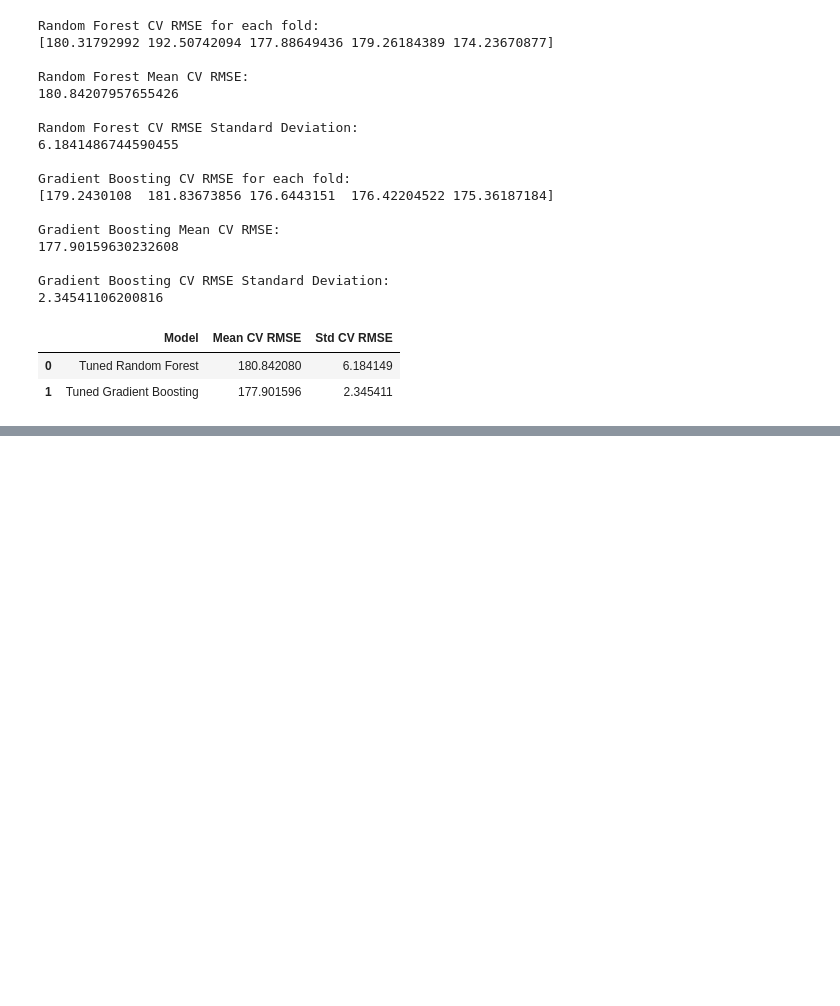
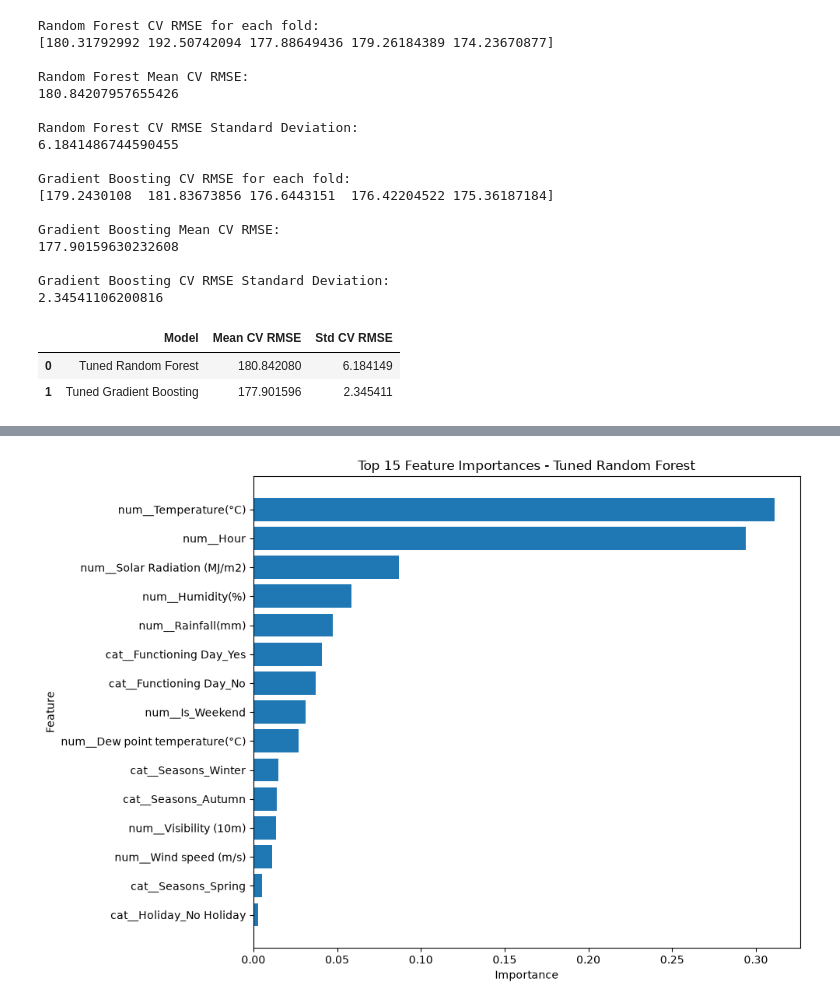
Before and after one commit to mith-sen/ML_Case_Study, a Jupyter notebook: notebooks/regression.ipynb, the cells around one changed output, grey strips where cells are left out. Drawn from its saved outputs; the diff is of its cells as text; code cells hidden in the pictures; blank space fills up the shorter version.

```diff
--- a/notebooks/regression.ipynb
+++ b/notebooks/regression.ipynb
@@ -1777,0 +1868,25 @@ display(cv_results_df)
+# %%
+# Extract the trained Random Forest model from the pipeline
+
+rf_model = best_rf_model.named_steps["model"]
+
+# Extract feature names after preprocessing
+feature_names = best_rf_model.named_steps["preprocessor"].get_feature_names_out()
+
+# Get feature importance
+feature_importance = rf_model.feature_importances_
+
+# Create DataFrame
+feature_importance_df = pd.DataFrame({
+    "Feature": feature_names,
+    "Importance": feature_importance
+})
+
+# Sort by importance
+feature_importance_df = feature_importance_df.sort_values(
+    by="Importance",
+    ascending=False
+)
+
+# Display top 15 features
+display(feature_importance_df.head(15))
@@ -1777,0 +1910,22 @@ display(cv_results_df)
+# %%
+# Plot top 15 feature importances
+
+top_features = feature_importance_df.head(15).sort_values(
+    by="Importance"
+)
+
+plt.figure(figsize=(10, 7))
+
+plt.barh(
+    top_features["Feature"],
+    top_features["Importance"]
+)
+
+plt.xlabel("Importance")
+plt.ylabel("Feature")
+plt.title("Top 15 Feature Importances - Tuned Random Forest")
+
+plt.tight_layout()
+plt.show()
+# %% [output]
+[figure, added]
```
Also changed, not shown: parts of 6 cells of this notebook.
